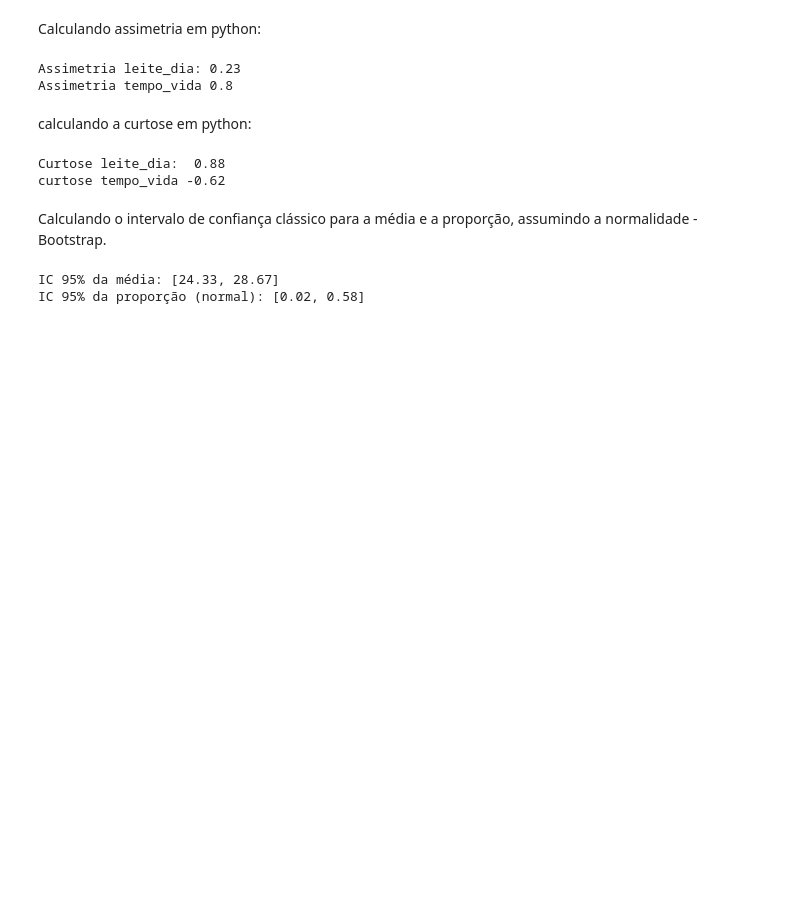
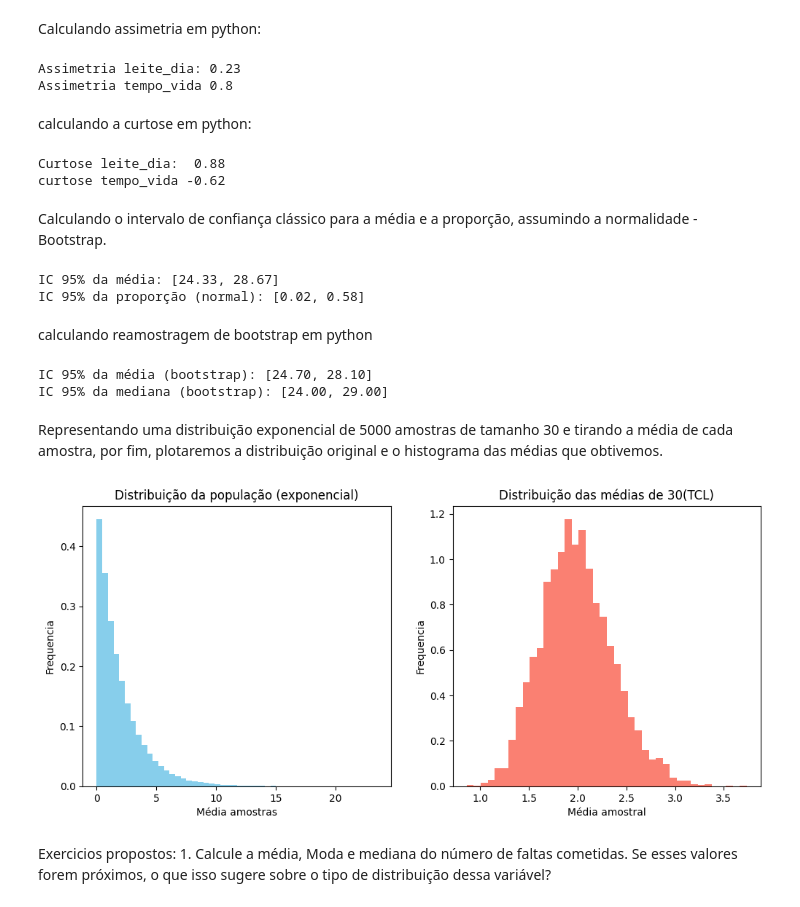
Before and after one commit to Data-Vitor/fiap-data-science, a Jupyter notebook: nemec-estatistica/cap03_medicoes_distrubuicoes_estatisticas.ipynb, the cells around one changed output. Cells and saved outputs as stored; diff of their text form; code cells hidden in the pictures; blank space fills up the shorter version.

```diff
--- a/nemec-estatistica/cap03_medicoes_distrubuicoes_estatisticas.ipynb
+++ b/nemec-estatistica/cap03_medicoes_distrubuicoes_estatisticas.ipynb
@@ -373,3 +373,58 @@ print(f"IC 95% da proporção (normal): [{ic_prop[0]:.2f}, {ic_prop[1]:.2f}]")
 # %% [output]
 IC 95% da média: [24.33, 28.67]
 IC 95% da proporção (normal): [0.02, 0.58]
+# %% [markdown]
+calculando reamostragem de bootstrap em python
+# %%
+import numpy as np
+from scipy.stats import bootstrap
+
+#dados de exemplo: produção de leite (litros/dia)
+dados = np.array([25,28,24,30,27,22,29,26,31,23])
+#IC da média usando bootstrap
+res_media = bootstrap((dados,), np.mean, confidence_level=0.95, n_resamples=1000, random_state=42, method ='percentile')
+print(f'IC 95% da média (bootstrap): [{res_media.confidence_interval.low:.2f}, {res_media.confidence_interval.high:.2f}]')
+
+#IC MEDIANA USANDO BOOTSTRAP
+
+res_mediana = bootstrap((dados,), np.median, confidence_level=0.95, n_resamples=1000, random_state=42, method ='percentile')
+print(f'IC 95% da mediana (bootstrap): [{res_mediana.confidence_interval.low:.2f}, {res_mediana.confidence_interval.high:.2f}]')
+# %% [output]
+IC 95% da média (bootstrap): [24.70, 28.10]
+IC 95% da mediana (bootstrap): [24.00, 29.00]
+# %% [markdown]
+Representando uma distribuição exponencial de 5000 amostras de tamanho 30 e tirando a média de cada amostra, por fim, plotaremos a distribuição original e o histograma das médias que obtivemos.
+# %%
+import numpy as np
+import matplotlib.pyplot as plt
+
+#população exponencial gerada aleatoriamente
+np.random.seed(42)
+pop = np.random.exponential(scale=2, size = 100000)
+#parâmetros do experimento
+n =30
+n_replicas = 5000
+medias_amostrais = []
+for _ in range(n_replicas):
+  amostra = np.random.choice(pop, size =n, replace=False)
+  medias_amostrais.append(np.mean(amostra))
+
+#população original
+plt.figure(figsize=(12,5))
+plt.subplot(1,2,1)
+plt.hist(pop, bins =50, color='skyblue', density=True)
+plt.title('Distribuição da população (exponencial)')
+plt.xlabel('Média amostras')
+plt.ylabel('Frequencia')
+
+#médias amostrais
+plt.subplot(1,2,2)
+plt.hist(medias_amostrais, bins=40, color='salmon', density=True)
+plt.title(f'Distribuição das médias de {n}(TCL)')
+plt.xlabel('Média amostral')
+plt.ylabel('Frequencia')
+plt.show()
+# %% [output]
+[figure, added]
+# %% [markdown]
+Exercicios propostos: 1. Calcule a média, Moda e mediana do número de faltas cometidas. Se esses valores forem próximos, o que isso sugere sobre o tipo de distribuição dessa variável?
```
Also changed, not shown: parts of 11 cells of this notebook.
